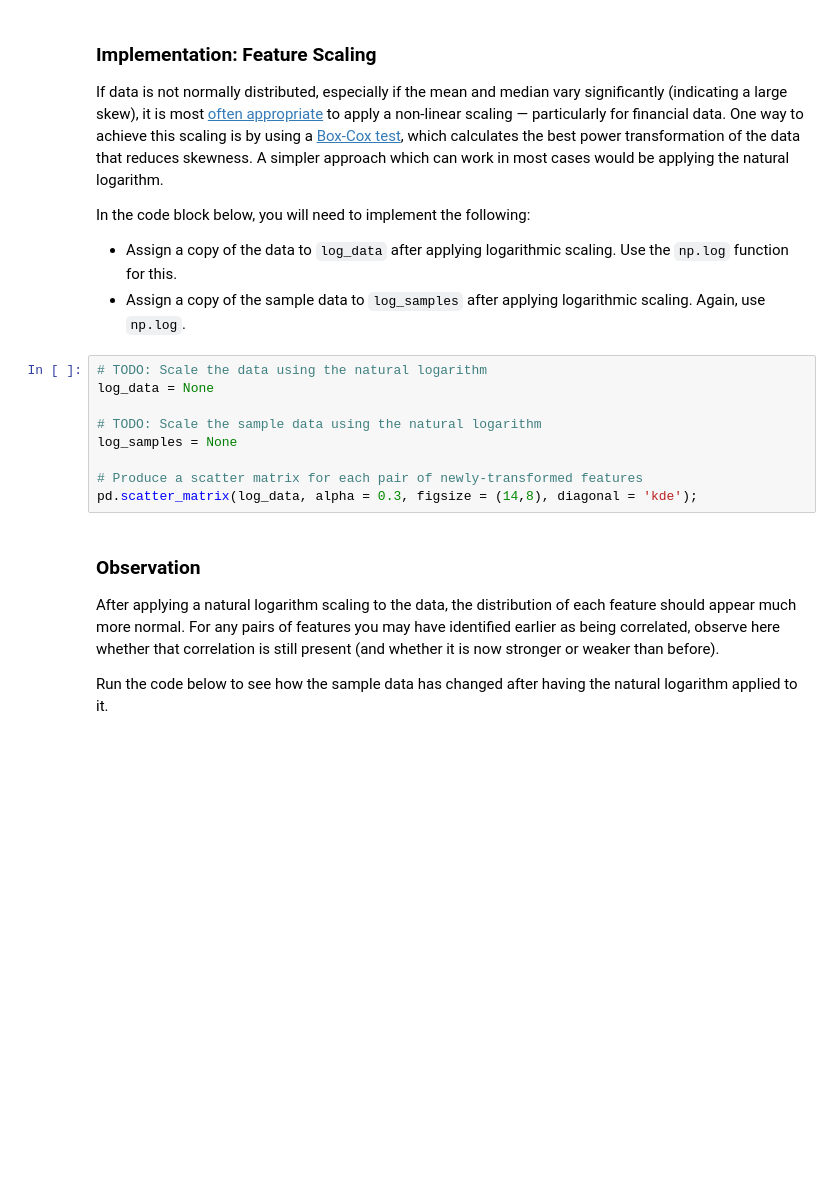
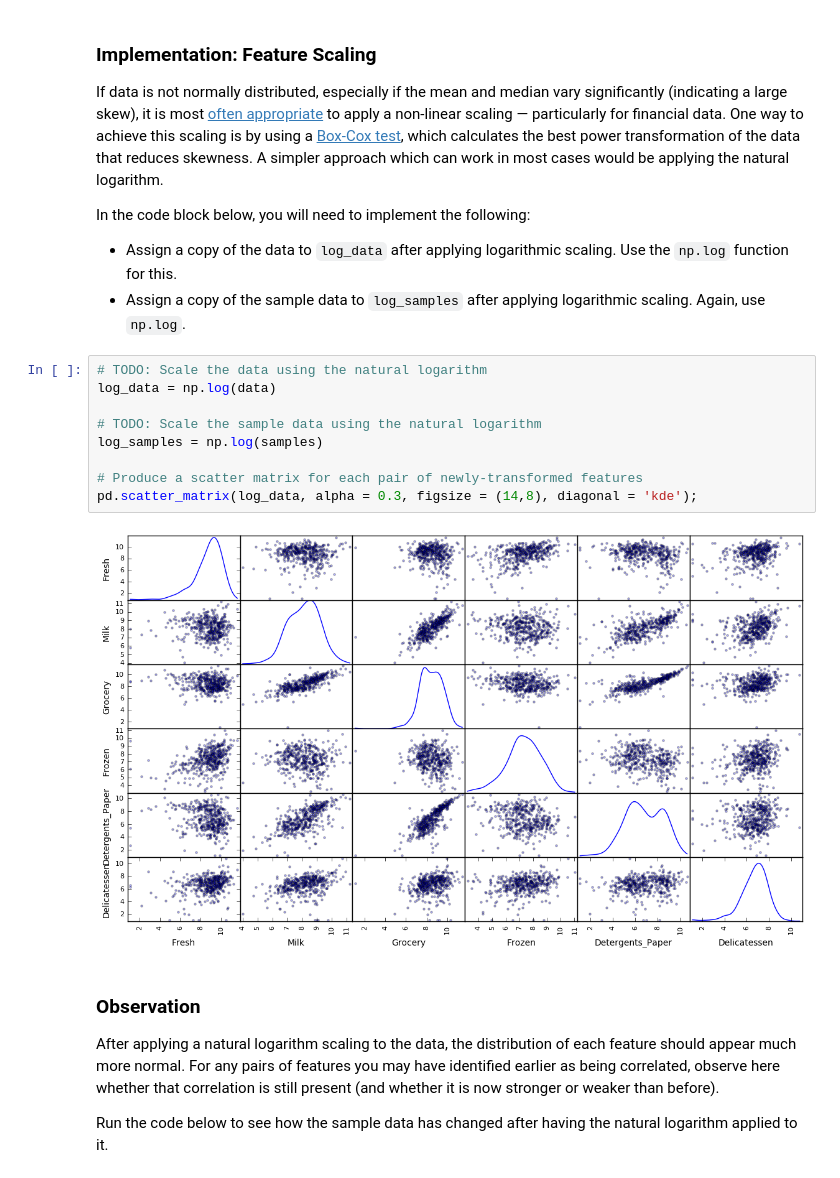
Before and after one commit to martinsimon88/Udacity4_customer, a Jupyter notebook: customer_segments.ipynb, the cells around one changed output. Cells and saved outputs as stored; diff of their text form; blank space fills up the shorter version.

```diff
--- a/customer_segments.ipynb
+++ b/customer_segments.ipynb
@@ -139,13 +175,15 @@ In the code block below, you will need to implement the following:
  - Assign a copy of the sample data to `log_samples` after applying logarithmic scaling. Again, use `np.log`.
 # %%
 # TODO: Scale the data using the natural logarithm
-log_data = None
+log_data = np.log(data)
 
 # TODO: Scale the sample data using the natural logarithm
-log_samples = None
+log_samples = np.log(samples)
 
 # Produce a scatter matrix for each pair of newly-transformed features
 pd.scatter_matrix(log_data, alpha = 0.3, figsize = (14,8), diagonal = 'kde');
+# %% [output]
+[figure, added]
 # %% [markdown]
 ### Observation
 After applying a natural logarithm scaling to the data, the distribution of each feature should appear much more normal. For any pairs of features you may have identified earlier as being correlated, observe here whether that correlation is still present (and whether it is now stronger or weaker than before).
```
Also changed, not shown: parts of 39 cells of this notebook.
